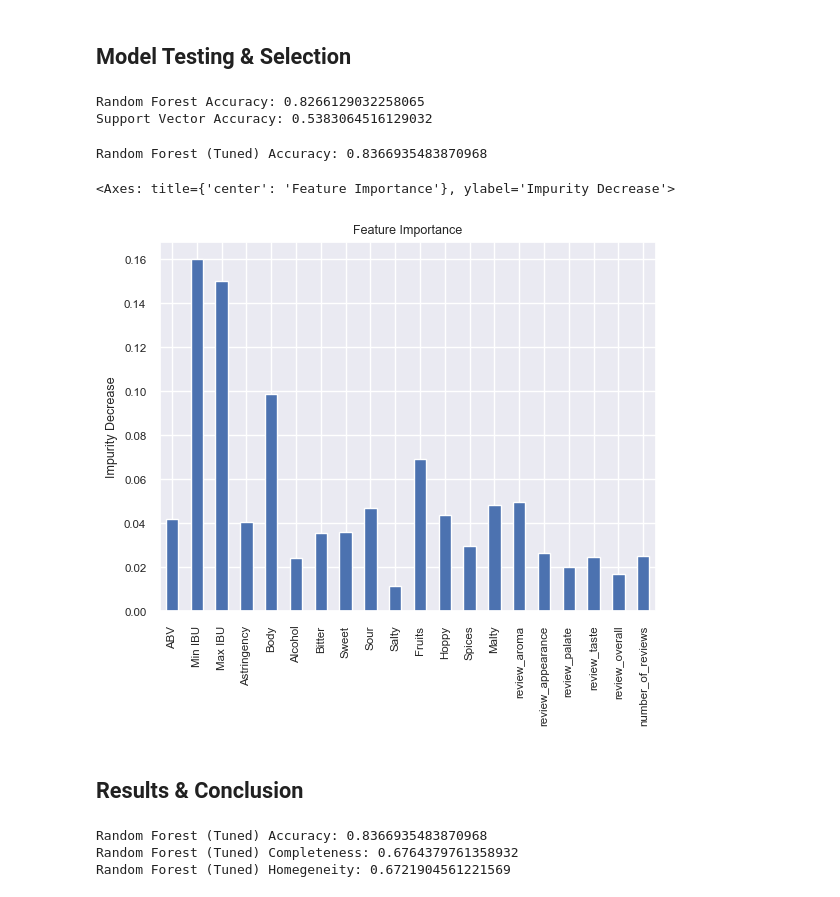
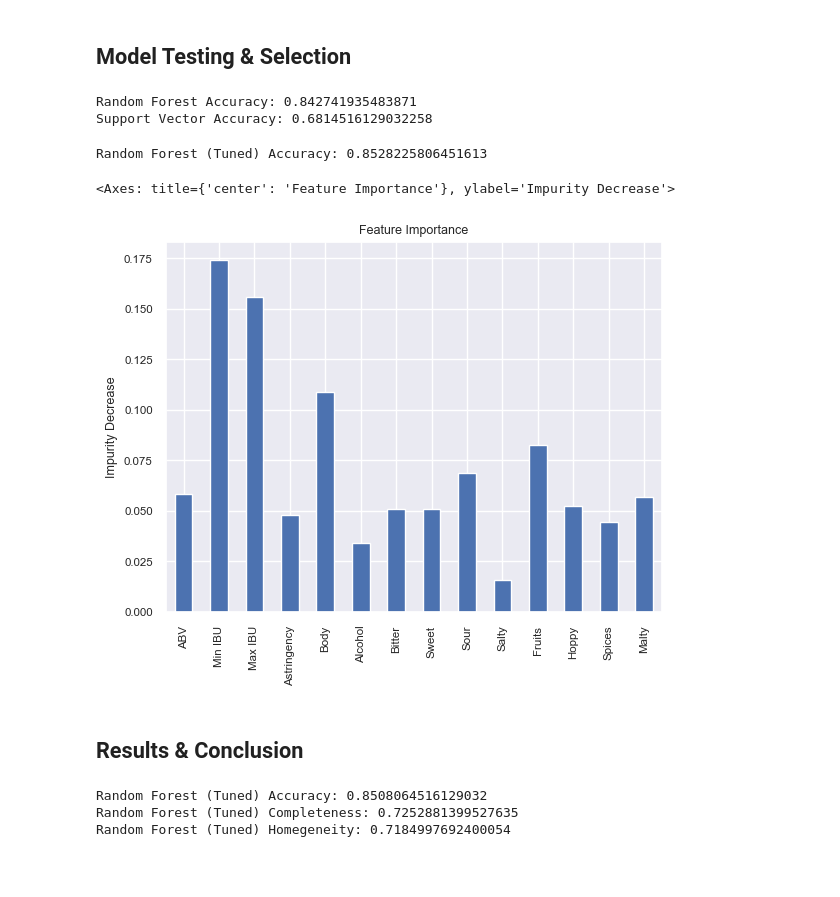
Before and after one commit to JSchlangen9/Beer-Classification, a Jupyter notebook: DTSA5509_ML Beer.ipynb, the cells around one changed output. Cells and saved outputs as stored; diff of their text form; code cells hidden in the pictures; blank space fills up the shorter version.

```diff
--- a/DTSA5509_ML Beer.ipynb
+++ b/DTSA5509_ML Beer.ipynb
@@ -98,7 +98,7 @@ sns.heatmap(review_df.corr())
 # %% [markdown]
 ## Model Testing & Selection
 # %%
-x = np.array(df.drop(['Style'], axis=1))
+x = np.array(df.drop(['Style', 'review_aroma', 'review_appearance', 'review_palate', 'review_taste', 'review_overall', 'number_of_reviews'], axis=1))
 y = np.array(df['Style'])
 
 x_train, x_test, y_train, y_test = train_test_split(x, y, test_size=0.2)
@@ -115,27 +115,27 @@ sv_acc = accuracy_score(y_test, sv.predict(x_test))
 print('Random Forest Accuracy:', rf_acc)
 print('Support Vector Accuracy:', sv_acc)
 # %% [output]
-Random Forest Accuracy: 0.8266129032258065
-Support Vector Accuracy: 0.5383064516129032
+Random Forest Accuracy: 0.842741935483871
+Support Vector Accuracy: 0.6814516129032258
 # %%
-model = RandomForestClassifier(n_estimators=1000, max_features=10)
+model = RandomForestClassifier(n_estimators=999, max_features=5)
 model.fit(x_train, y_train)
 
 model_acc = accuracy_score(y_test, model.predict(x_test))
 
 print('Random Forest (Tuned) Accuracy:', model_acc)
 # %% [output]
-Random Forest (Tuned) Accuracy: 0.8366935483870968
+Random Forest (Tuned) Accuracy: 0.8528225806451613
 # %%
 imp = model.feature_importances_
-feat = df.drop(['Style'], axis=1).columns.unique().tolist()
+feat = df.drop(['Style', 'review_aroma', 'review_appearance', 'review_palate', 'review_taste', 'review_overall', 'number_of_reviews'], axis=1).columns.unique().tolist()
 
 model_imp = pd.Series(imp, index=feat)
 
 model_imp.plot.bar(title='Feature Importance', ylabel='Impurity Decrease')
 # %% [output]
 <Axes: title={'center': 'Feature Importance'}, ylabel='Impurity Decrease'>
-[figure, old version]
+[figure, new version]
 # %% [markdown]
 ## Results & Conclusion
 # %%
@@ -146,9 +146,9 @@ print('Random Forest (Tuned) Accuracy:', model_acc)
 print('Random Forest (Tuned) Completeness:', model_comp)
 print('Random Forest (Tuned) Homegeneity:', model_hom)
 # %% [output]
-Random Forest (Tuned) Accuracy: 0.8366935483870968
-Random Forest (Tuned) Completeness: 0.6764379761358932
-Random Forest (Tuned) Homegeneity: 0.6721904561221569
+Random Forest (Tuned) Accuracy: 0.8508064516129032
+Random Forest (Tuned) Completeness: 0.7252881399527635
+Random Forest (Tuned) Homegeneity: 0.7184997692400054
 # %%
 model_cm = confusion_matrix(y_test, model.predict(x_test))
 model_disp = ConfusionMatrixDisplay(model_cm)
```
Also changed, not shown: parts of 1 cell of this notebook, 1 other file.
